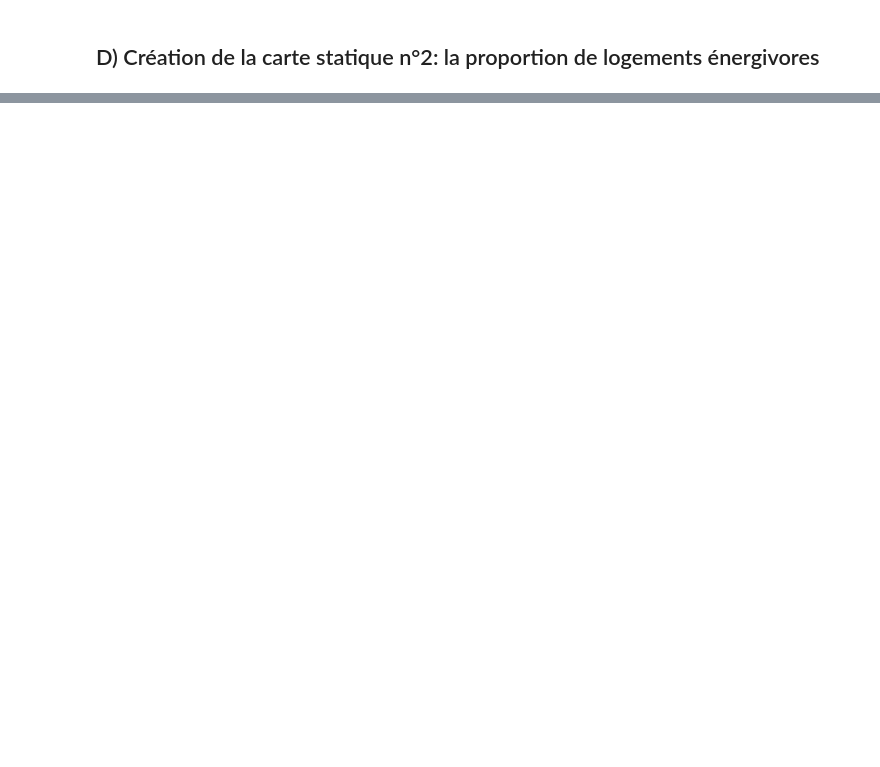
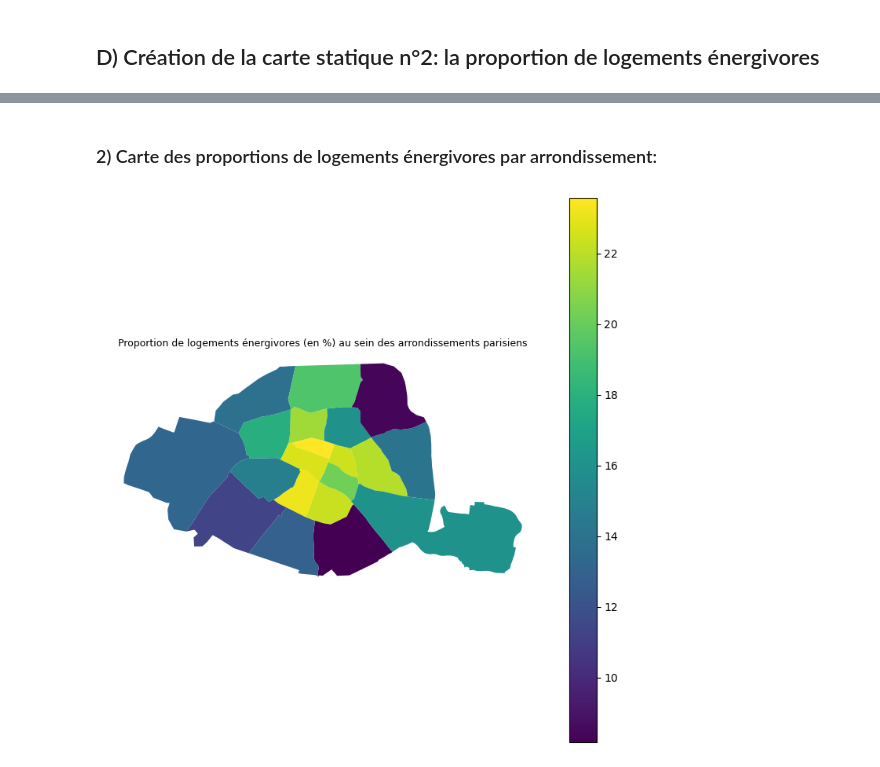
Before and after one commit to gabriel92320/data_science_project, a Jupyter notebook: Création_cartes_statiques.ipynb, the cells around one changed output, grey strips where cells are left out. Cells and saved outputs as stored; diff of their text form; code cells hidden in the pictures; blank space fills up the shorter version.

```diff
--- a/Création_cartes_statiques.ipynb
+++ b/Création_cartes_statiques.ipynb
@@ -107,0 +146,12 @@ ax.set_axis_off()
+# %% [markdown]
+### 2) Carte des proportions de logements énergivores par arrondissement:
+# %%
+#conversion en %:
+Filosofi_dpe_Paris_com4['proportion_energivores_pct'] = Filosofi_dpe_Paris_com4['proportion_energivores'].apply(lambda x: x*100)
+# %%
+ax = Filosofi_dpe_Paris_com4.plot(figsize=(9,9), column = 'proportion_energivores_pct', legend = True)
+plt.title("Proportion de logements énergivores (en %) au sein des arrondissements parisiens",
+         fontsize=9)
+ax.set_axis_off()
+# %% [output]
+[figure, added]
```
Also changed, not shown: parts of 12 cells of this notebook.
